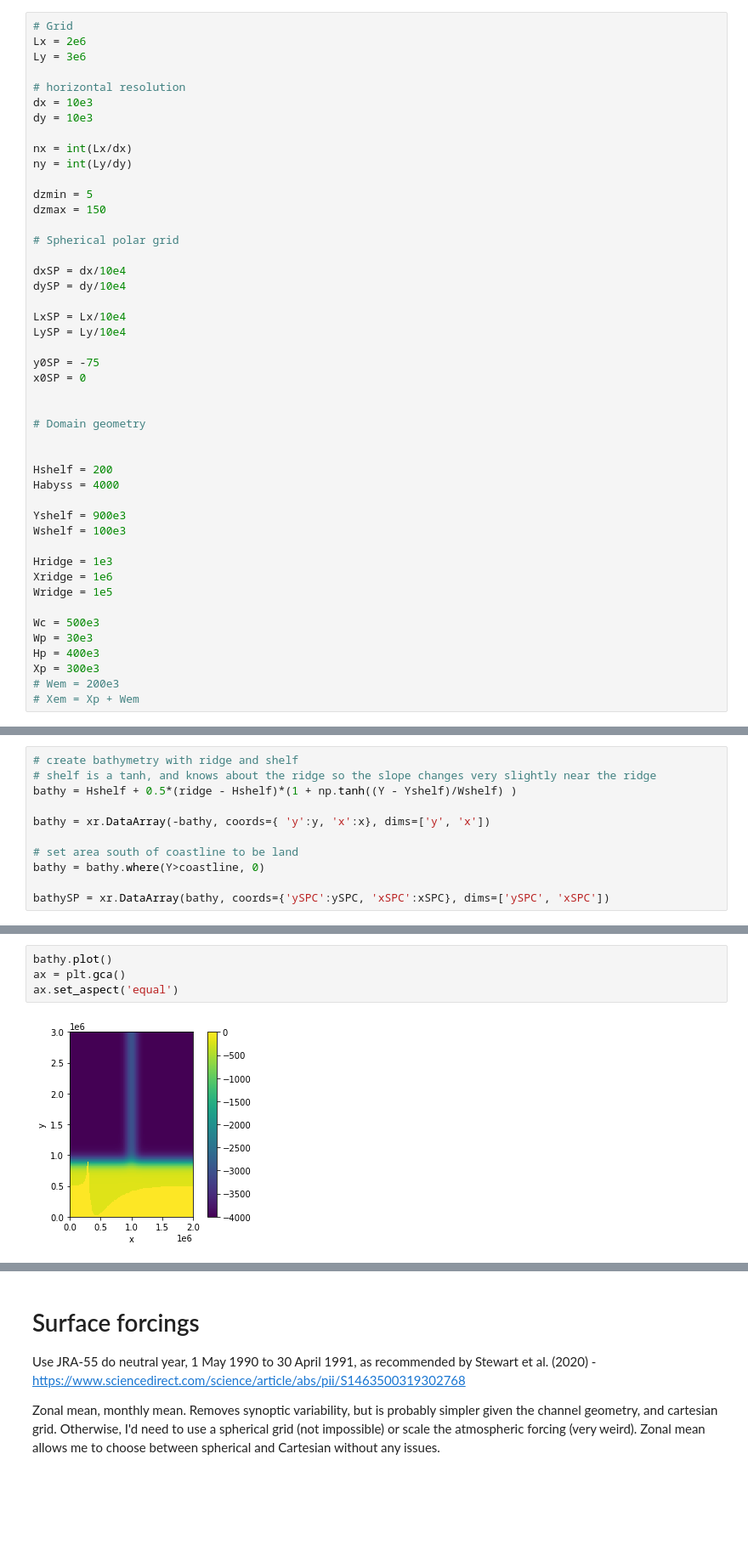
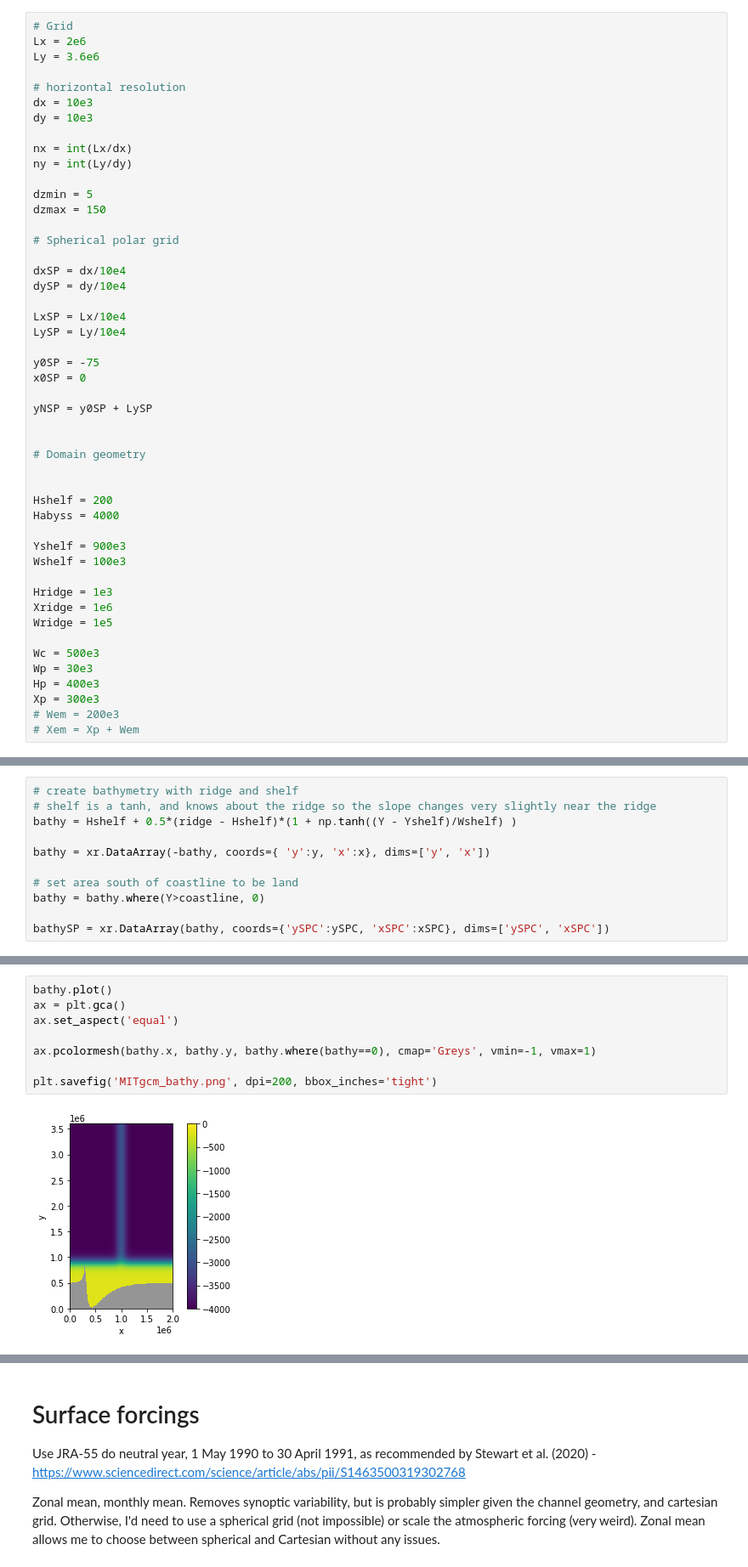
Before and after one commit to edoddridge/SO-channel-embayment, a Jupyter notebook: setup/Model setup.ipynb, the cells around one changed output, grey strips where cells are left out. Shown at 85% size. Cells and saved outputs as stored; diff of their text form; blank space fills up the shorter version.

```diff
--- a/setup/Model setup.ipynb
+++ b/setup/Model setup.ipynb
@@ -41,7 +41,7 @@ Antarctic coast, Antarctic Peninsula, Wedell Seea
 # %%
 # Grid
 Lx = 2e6
-Ly = 3e6
+Ly = 3.6e6
 
 # horizontal resolution
 dx = 10e3
@@ -64,6 +64,8 @@ LySP = Ly/10e4
 y0SP = -75
 x0SP = 0
 
+yNSP = y0SP + LySP
+
 
 # Domain geometry
 
@@ -192,9 +196,13 @@ bathy.data.astype('>f4').tofile('{0}bathy.bin'.format(input_dir))
 # %%
 bathy.plot()
 ax = plt.gca()
 ax.set_aspect('equal')
+
+ax.pcolormesh(bathy.x, bathy.y, bathy.where(bathy==0), cmap='Greys', vmin=-1, vmax=1)
+
+plt.savefig('MITgcm_bathy.png', dpi=200, bbox_inches='tight')
 # %% [output]
-[figure, old version]
+[figure, new version]
 # %%
 
 
```
Also changed, not shown: parts of 25 cells of this notebook.
